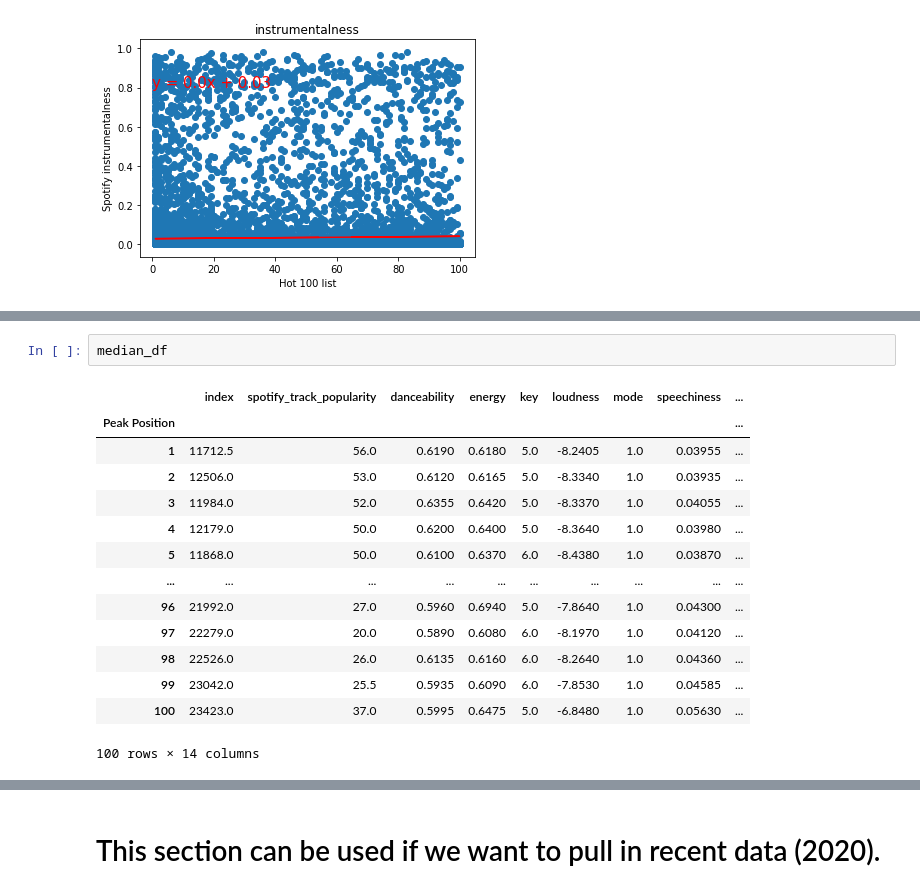
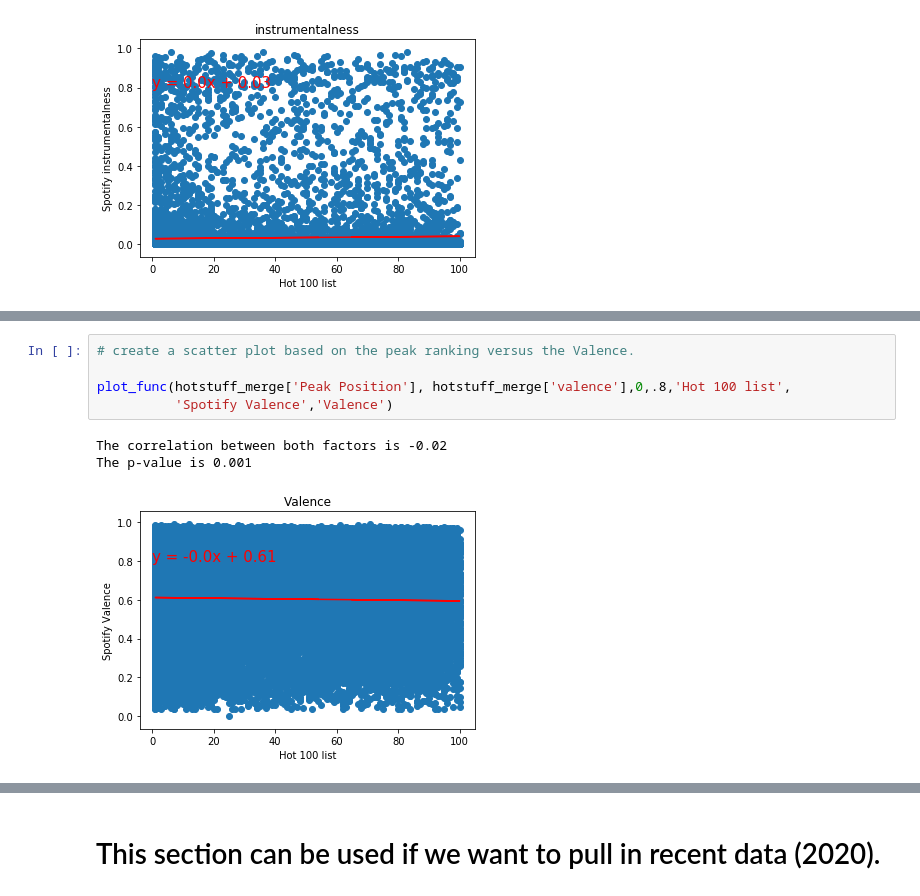
Before and after one commit to rlylecastro/project1, a Jupyter notebook: music.ipynb, the cells around one changed output, grey strips where cells are left out. Cells and saved outputs as stored; diff of their text form.

Commit message:
finished first set of graphs and looking at mean and median

```diff
--- a/music.ipynb
+++ b/music.ipynb
@@ -228,17 +202,9 @@ mean_df
-# %%
-median_df
-# %% [output]
-|  | index | spotify_track_popularity | danceability | energy | key | loudness | mode | speechiness | ... |
-| Peak Position |  |  |  |  |  |  |  |  | ... |
-| 1 | 11712.5 | 56.0 | 0.6190 | 0.6180 | 5.0 | -8.2405 | 1.0 | 0.03955 | ... |
-| 2 | 12506.0 | 53.0 | 0.6120 | 0.6165 | 5.0 | -8.3340 | 1.0 | 0.03935 | ... |
-| 3 | 11984.0 | 52.0 | 0.6355 | 0.6420 | 5.0 | -8.3370 | 1.0 | 0.04055 | ... |
-| 4 | 12179.0 | 50.0 | 0.6200 | 0.6400 | 5.0 | -8.3640 | 1.0 | 0.03980 | ... |
-| 5 | 11868.0 | 50.0 | 0.6100 | 0.6370 | 6.0 | -8.4380 | 1.0 | 0.03870 | ... |
-| ... | ... | ... | ... | ... | ... | ... | ... | ... | ... |
-| 96 | 21992.0 | 27.0 | 0.5960 | 0.6940 | 5.0 | -7.8640 | 1.0 | 0.04300 | ... |
-| 97 | 22279.0 | 20.0 | 0.5890 | 0.6080 | 6.0 | -8.1970 | 1.0 | 0.04120 | ... |
-| 98 | 22526.0 | 26.0 | 0.6135 | 0.6160 | 6.0 | -8.2640 | 1.0 | 0.04360 | ... |
-| 99 | 23042.0 | 25.5 | 0.5935 | 0.6090 | 6.0 | -7.8530 | 1.0 | 0.04585 | ... |
-| 100 | 23423.0 | 37.0 | 0.5995 | 0.6475 | 5.0 | -6.8480 | 1.0 | 0.05630 | ... |
-100 rows × 14 columns
+# %%
+# create a scatter plot based on the peak ranking versus the Valence.
+
+plot_func(hotstuff_merge['Peak Position'], hotstuff_merge['valence'],0,.8,'Hot 100 list',
+          'Spotify Valence','Valence')
+# %% [output]
+The correlation between both factors is -0.02
+The p-value is 0.001
+[figure, added]
```
Also changed, not shown: parts of 6 cells of this notebook.
